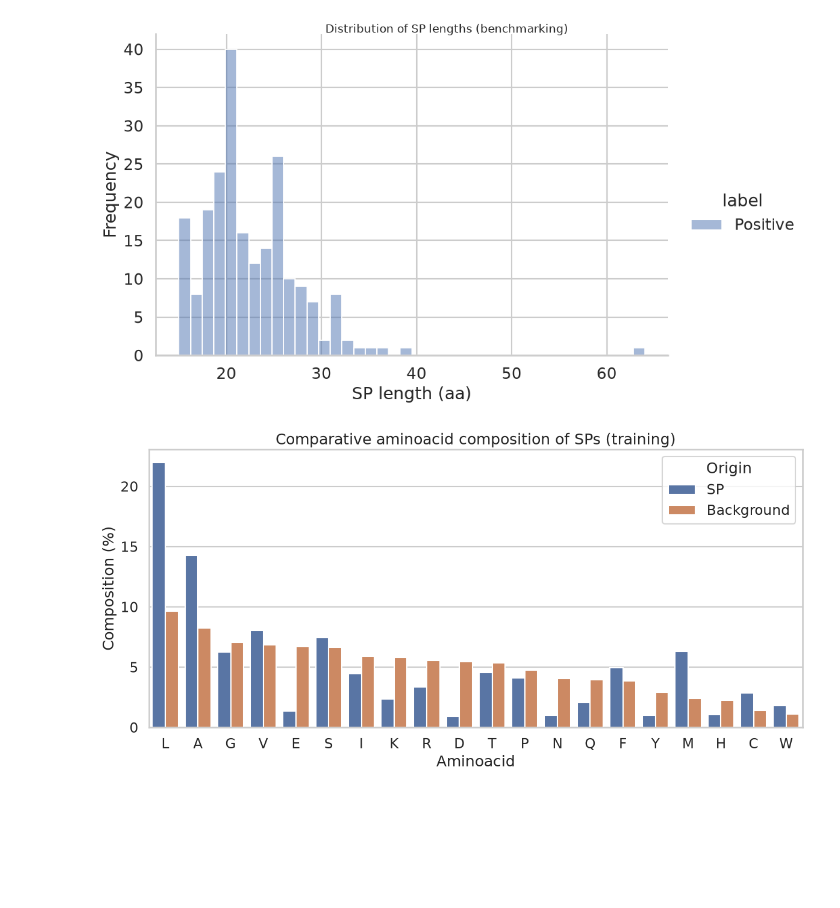
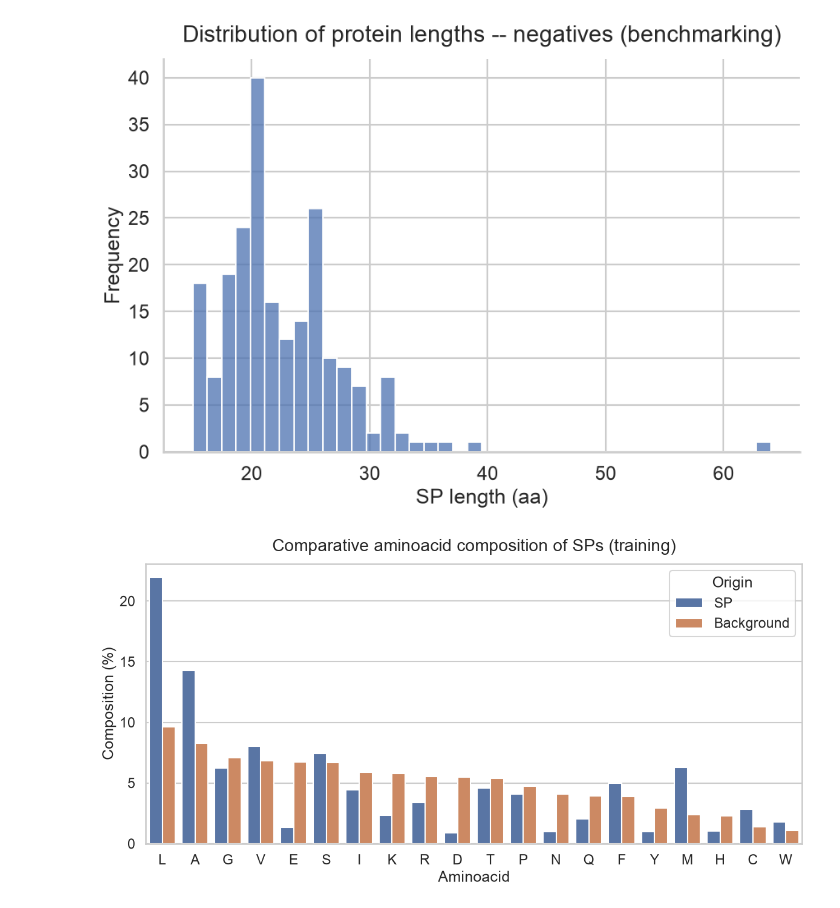
Before and after one commit to ToniMontana99/LB2_project_Group_7, a Jupyter notebook: 0.3_data_analysis/LB2_script_plots.ipynb, the cells around one changed output. Drawn from its saved outputs; the diff is of its cells as text; code cells hidden in the pictures; blank space fills up the shorter version.

```diff
--- a/0.3_data_analysis/LB2_script_plots.ipynb
+++ b/0.3_data_analysis/LB2_script_plots.ipynb
@@ -69,22 +70,21 @@ plt.show()
 # %%
 # SP LENGTHS DISTRIBUTION - BENCHMARKING
 df = df_bn.dropna(subset=["label"]).copy()
 df["label"] = df["label"].map({1.0: "Positive"})      # We set labels as strings
 positives = df[df['label'] == 'Positive']
 
 g = sns.displot(
     data=positives,
     x="cleavage_site",
-    hue="label",                                        # This way, we separate positives and negatives
     bins=40,
     height=6,
     aspect=1.5,
 )
 g.set_axis_labels("SP length (aa)", "Frequency")
-g.fig.suptitle("Distribution of SP lengths (benchmarking)", fontsize = 12)
+g.ax.set_title("Distribution of protein lengths -- negatives (benchmarking)", fontsize=20, pad=15)
 plt.show()
 # %% [output]
-[figure, old version]
+[figure, new version]
 # %%
 # COMPARATIVE ANALYSIS OF SP AMINOACID COMPOSITION - TRAINING
 background = {
@@ -121,10 +121,10 @@ plt.figure(figsize=(14, 6))
 sns.barplot(data=comp_long, x="aa", y="pct", hue="Origin")
 plt.xlabel("Aminoacid")
 plt.ylabel("Composition (%)")
-plt.title("Comparative aminoacid composition of SPs (training)")
+plt.title("Comparative aminoacid composition of SPs (training)", fontsize=20, pad=15)
 plt.show()
 # %% [output]
-[figure, old version]
+[figure, new version]
 # %%
 # COMPARATIVE ANALYSIS OF SP AMINOACID COMPOSITION - BENCHMARKING
 background = {
```
Also changed, not shown: parts of 7 cells of this notebook, 15 other files.
